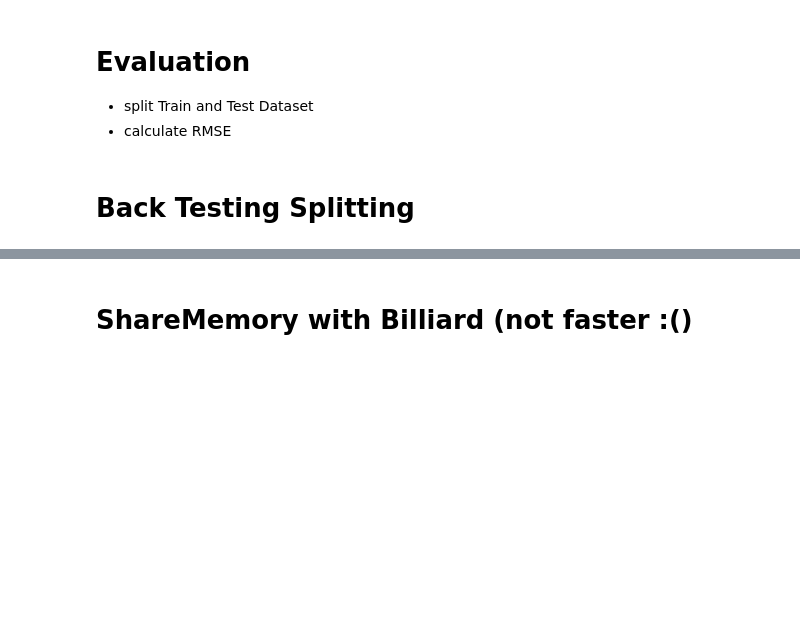
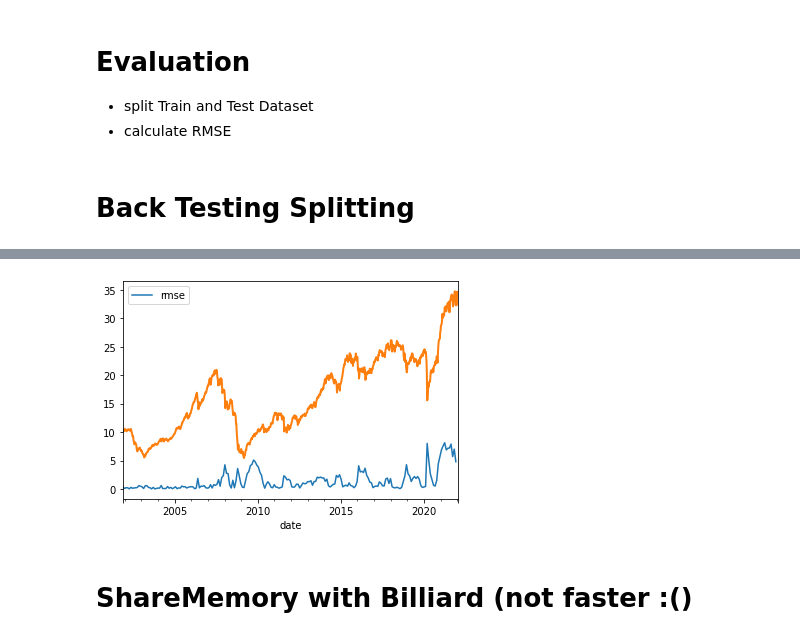
Before and after one commit to jeffrey82221/gluonts_fund_price_forecast, a Jupyter notebook: single_fund_prediction_and_evaluation.ipynb, the cells around one changed output, grey strips where cells are left out. Drawn from its saved outputs; the diff is of its cells as text; code cells hidden in the pictures; blank space fills up the shorter version.

```diff
--- a/single_fund_prediction_and_evaluation.ipynb
+++ b/single_fund_prediction_and_evaluation.ipynb
@@ -60,6 +60,6 @@ from fund_price_loader import NAV_DIR
 from gluonts.dataset.util import to_pandas
 from gluonts.model import prophet
 nav_files = os.listdir(NAV_DIR)
-file_path = os.path.join(NAV_DIR, nav_files[800])
+file_path = os.path.join(NAV_DIR, nav_files[1000])
 
 from backtesting import parallel_run
@@ -66,2 +68,2 @@ from backtesting import parallel_run
 # %%
-ans = parallel_run(file_path, prophet.ProphetPredictor, 14, 70, verbose=True)
+train_ends, rmses = parallel_run(file_path, prophet.ProphetPredictor, 14, 35)
@@ -68,3 +218,8 @@ ans = parallel_run(file_path, prophet.ProphetPredictor, 14, 70, verbose=True)
+# %%
+from backtesting import show_result
+show_result(file_path, train_ends, rmses)
+# %% [output]
+[figure, added]
 # %% [markdown]
 # ShareMemory with Billiard (not faster :()
 # %%
```
Also changed, not shown: parts of 2 cells of this notebook, 2 other files.
